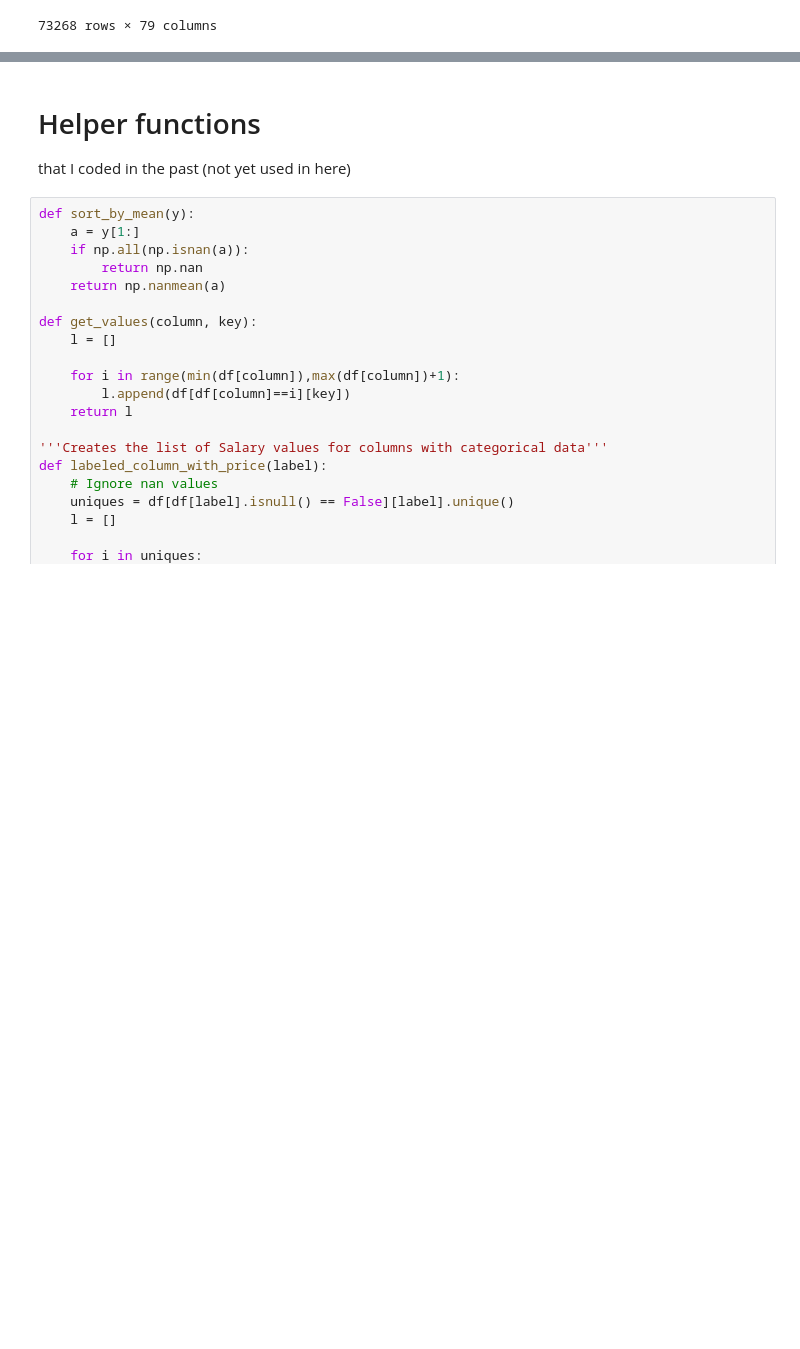
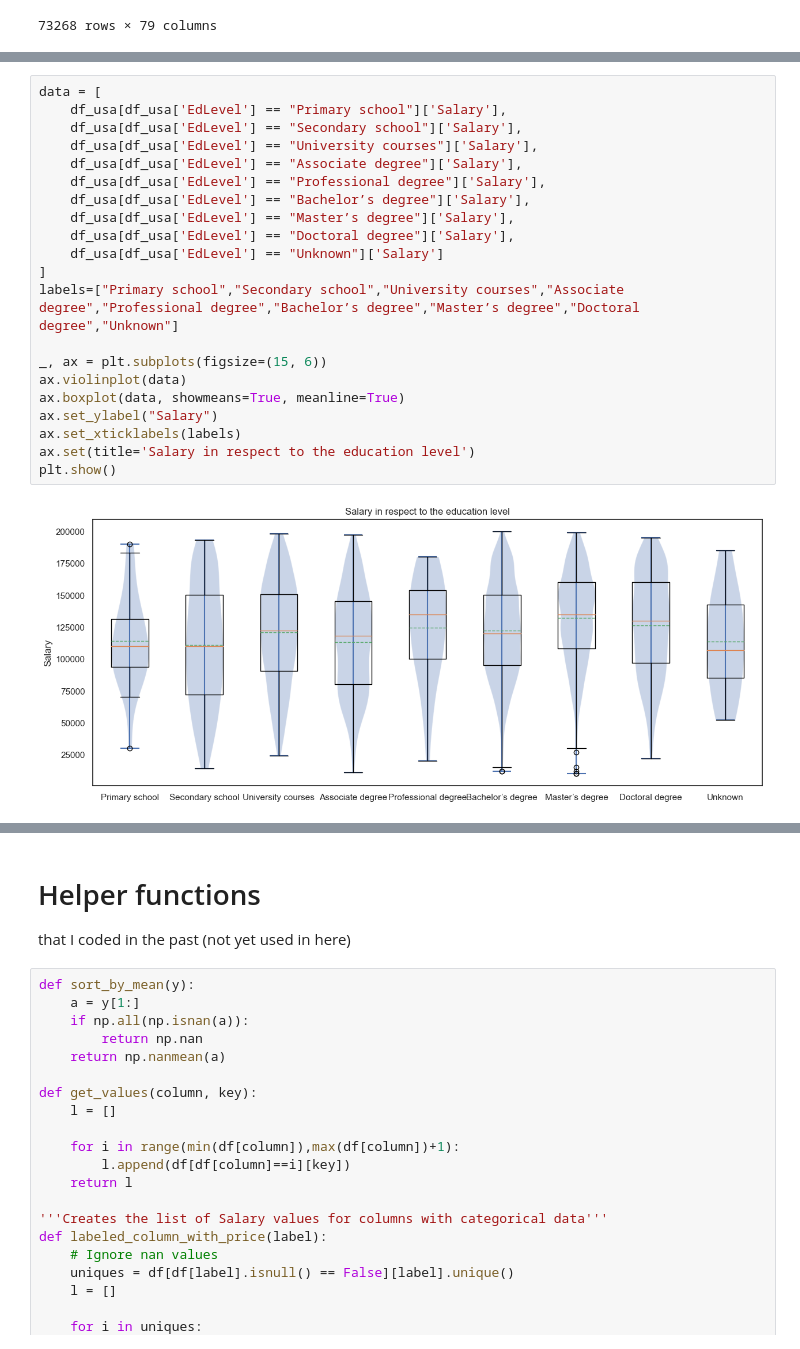
Before and after one commit to LucaF171/DataLiteracyProject, a Jupyter notebook: project.ipynb, the cells around one changed output, grey strips where cells are left out. Cells and saved outputs as stored; diff of their text form; blank space fills up the shorter version.

```diff
--- a/project.ipynb
+++ b/project.ipynb
@@ -514,0 +331,23 @@ df
+# %%
+data = [
+    df_usa[df_usa['EdLevel'] == "Primary school"]['Salary'],
+    df_usa[df_usa['EdLevel'] == "Secondary school"]['Salary'],
+    df_usa[df_usa['EdLevel'] == "University courses"]['Salary'],
+    df_usa[df_usa['EdLevel'] == "Associate degree"]['Salary'],
+    df_usa[df_usa['EdLevel'] == "Professional degree"]['Salary'],
+    df_usa[df_usa['EdLevel'] == "Bachelor’s degree"]['Salary'],
+    df_usa[df_usa['EdLevel'] == "Master’s degree"]['Salary'],
+    df_usa[df_usa['EdLevel'] == "Doctoral degree"]['Salary'],
+    df_usa[df_usa['EdLevel'] == "Unknown"]['Salary']
+]
+labels=["Primary school","Secondary school","University courses","Associate degree","Professional degree","Bachelor’s degree","Master’s degree","Doctoral degree","Unknown"]
+
+_, ax = plt.subplots(figsize=(15, 6))
+ax.violinplot(data)
+ax.boxplot(data, showmeans=True, meanline=True)
+ax.set_ylabel("Salary")
+ax.set_xticklabels(labels)
+ax.set(title='Salary in respect to the education level')
+plt.show()
+# %% [output]
+[figure, added]
```
Also changed, not shown: parts of 45 cells of this notebook.
